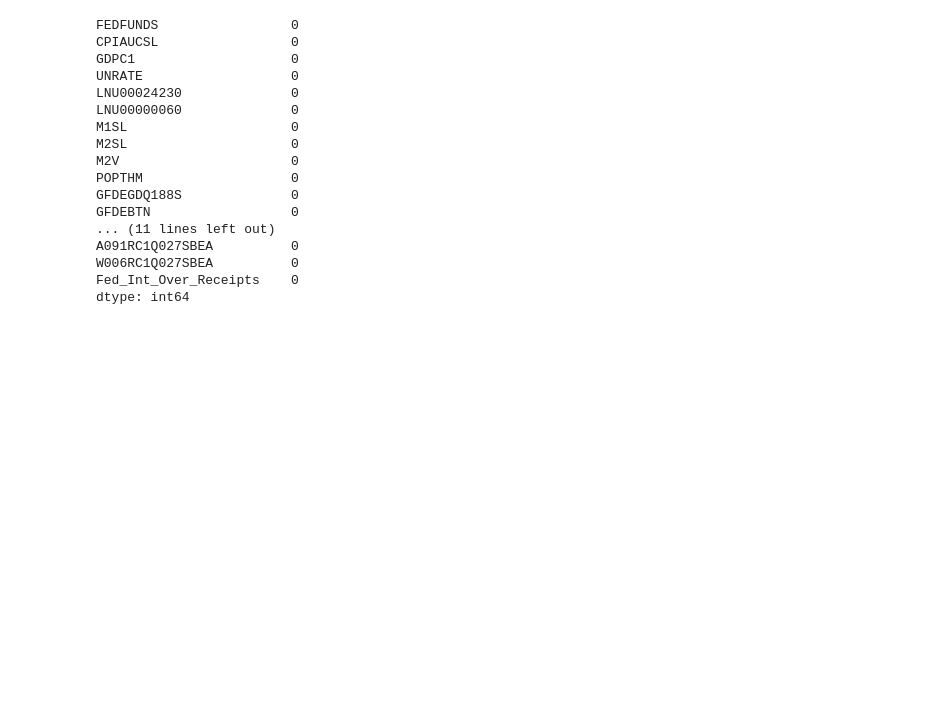
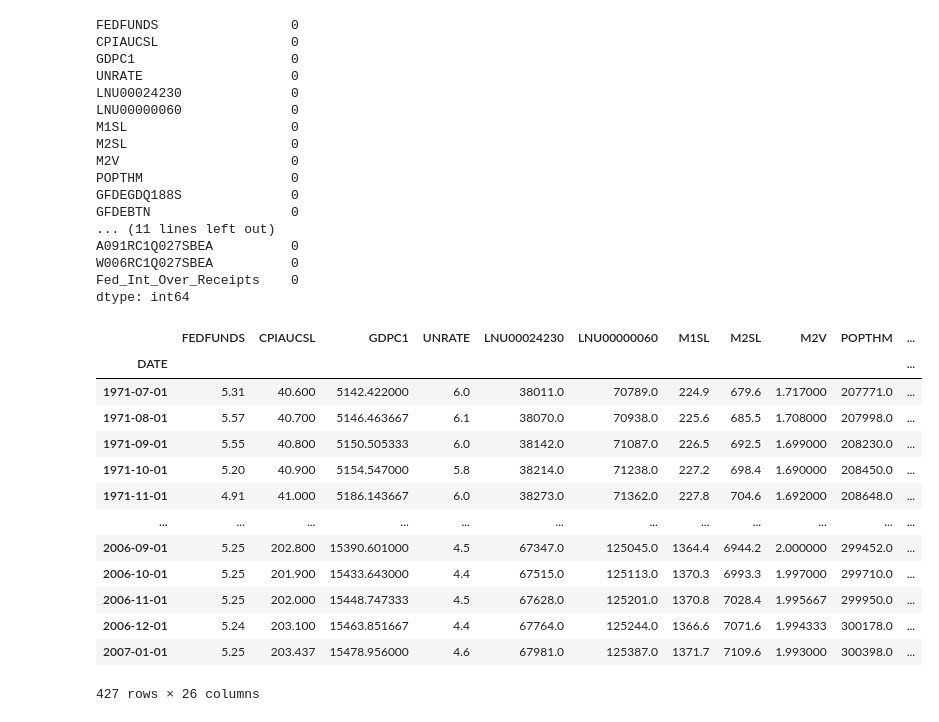
Before and after one commit to mychaldubyk/Federal-Funds-Rate-Analysis, a Jupyter notebook: Final_Notebooks/Capstone_SARIMAX_FINAL.ipynb, the cells around one changed output. Saved outputs shown, nothing was run; the diff lists cells and outputs as text; code cells hidden in the pictures; blank space fills up the shorter version.

```diff
--- a/Final_Notebooks/Capstone_SARIMAX_FINAL.ipynb
+++ b/Final_Notebooks/Capstone_SARIMAX_FINAL.ipynb
@@ -253,3 +287,23 @@ A091RC1Q027SBEA          0
 W006RC1Q027SBEA          0
 Fed_Int_Over_Receipts    0
 dtype: int64
+# %%
+train = df_all.iloc[:int(0.7*len(df_all))]
+test = df_all.iloc[int(0.7*len(df_all)):]
+# %%
+train
+# %% [output]
+|  | FEDFUNDS | CPIAUCSL | GDPC1 | UNRATE | LNU00024230 | LNU00000060 | M1SL | M2SL | M2V | POPTHM | ... |
+| DATE |  |  |  |  |  |  |  |  |  |  | ... |
+| 1971-07-01 | 5.31 | 40.600 | 5142.422000 | 6.0 | 38011.0 | 70789.0 | 224.9 | 679.6 | 1.717000 | 207771.0 | ... |
+| 1971-08-01 | 5.57 | 40.700 | 5146.463667 | 6.1 | 38070.0 | 70938.0 | 225.6 | 685.5 | 1.708000 | 207998.0 | ... |
+| 1971-09-01 | 5.55 | 40.800 | 5150.505333 | 6.0 | 38142.0 | 71087.0 | 226.5 | 692.5 | 1.699000 | 208230.0 | ... |
+| 1971-10-01 | 5.20 | 40.900 | 5154.547000 | 5.8 | 38214.0 | 71238.0 | 227.2 | 698.4 | 1.690000 | 208450.0 | ... |
+| 1971-11-01 | 4.91 | 41.000 | 5186.143667 | 6.0 | 38273.0 | 71362.0 | 227.8 | 704.6 | 1.692000 | 208648.0 | ... |
+| ... | ... | ... | ... | ... | ... | ... | ... | ... | ... | ... | ... |
+| 2006-09-01 | 5.25 | 202.800 | 15390.601000 | 4.5 | 67347.0 | 125045.0 | 1364.4 | 6944.2 | 2.000000 | 299452.0 | ... |
+| 2006-10-01 | 5.25 | 201.900 | 15433.643000 | 4.4 | 67515.0 | 125113.0 | 1370.3 | 6993.3 | 1.997000 | 299710.0 | ... |
+| 2006-11-01 | 5.25 | 202.000 | 15448.747333 | 4.5 | 67628.0 | 125201.0 | 1370.8 | 7028.4 | 1.995667 | 299950.0 | ... |
+| 2006-12-01 | 5.24 | 203.100 | 15463.851667 | 4.4 | 67764.0 | 125244.0 | 1366.6 | 7071.6 | 1.994333 | 300178.0 | ... |
+| 2007-01-01 | 5.25 | 203.437 | 15478.956000 | 4.6 | 67981.0 | 125387.0 | 1371.7 | 7109.6 | 1.993000 | 300398.0 | ... |
+427 rows × 26 columns
```
Also changed, not shown: parts of 17 cells of this notebook.
